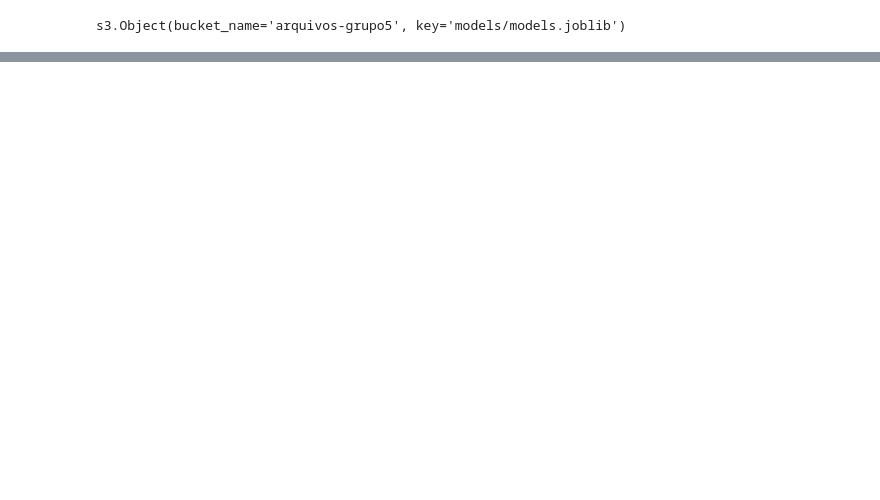
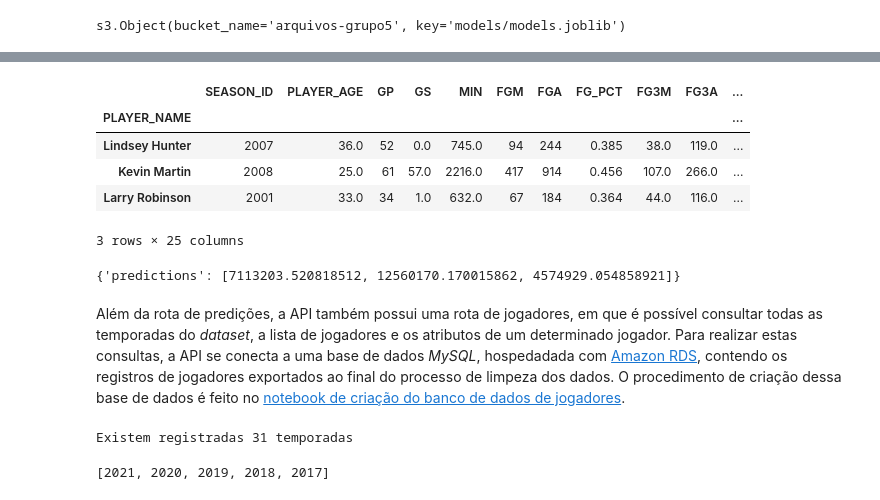
Before and after one commit to ciencia-dados-ifsp-grupo5/NBAstats, a Jupyter notebook: notebooks/NBAstats_data_analysis.ipynb, the cells around one changed output, grey strips where cells are left out. Cells and saved outputs as stored; diff of their text form; code cells hidden in the pictures; blank space fills up the shorter version.

```diff
--- a/notebooks/NBAstats_data_analysis.ipynb
+++ b/notebooks/NBAstats_data_analysis.ipynb
@@ -860,0 +888,10 @@ s3.Object(bucket_name='arquivos-grupo5', key='models/models.joblib')
+# %%
+test_sample = df_test.sample(3)
+test_sample
+# %% [output]
+|  | SEASON_ID | PLAYER_AGE | GP | GS | MIN | FGM | FGA | FG_PCT | FG3M | FG3A | ... |
+| PLAYER_NAME |  |  |  |  |  |  |  |  |  |  | ... |
+| Lindsey Hunter | 2007 | 36.0 | 52 | 0.0 | 745.0 | 94 | 244 | 0.385 | 38.0 | 119.0 | ... |
+| Kevin Martin | 2008 | 25.0 | 61 | 57.0 | 2216.0 | 417 | 914 | 0.456 | 107.0 | 266.0 | ... |
+| Larry Robinson | 2001 | 33.0 | 34 | 1.0 | 632.0 | 67 | 184 | 0.364 | 44.0 | 116.0 | ... |
+3 rows × 25 columns
@@ -860,0 +900,15 @@ s3.Object(bucket_name='arquivos-grupo5', key='models/models.joblib')
+# %%
+test_predict = requests.post(f'{APP_URL}/api/model/predict', data=test_sample.to_json(orient='records'))
+test_predict.json()
+# %% [output]
+{'predictions': [7113203.520818512, 12560170.170015862, 4574929.054858921]}
+# %% [markdown]
+Além da rota de predições, a API também possui uma rota de jogadores, em que é possível consultar todas as temporadas do *dataset*, a lista de jogadores e os atributos de um determinado jogador. Para realizar estas consultas, a API se conecta a uma base de dados *MySQL*, hospedadada com [Amazon RDS](https://aws.amazon.com/rds/), contendo os registros de jogadores exportados ao final do processo de limpeza dos dados. O procedimento de criação dessa base de dados é feito no [notebook de criação do banco de dados de jogadores](./NBAstats_db_creation.ipynb).
+# %%
+# Lista de temporadas do dataset
+req_seasons = requests.get(f'{APP_URL}/api/player/season/list')
+print(f'Existem registradas {len(req_seasons.json())} temporadas\n')
+req_seasons.json()[:5]
+# %% [output]
+Existem registradas 31 temporadas
+[2021, 2020, 2019, 2018, 2017]
```
Also changed, not shown: parts of 50 cells of this notebook, 6 other files.
